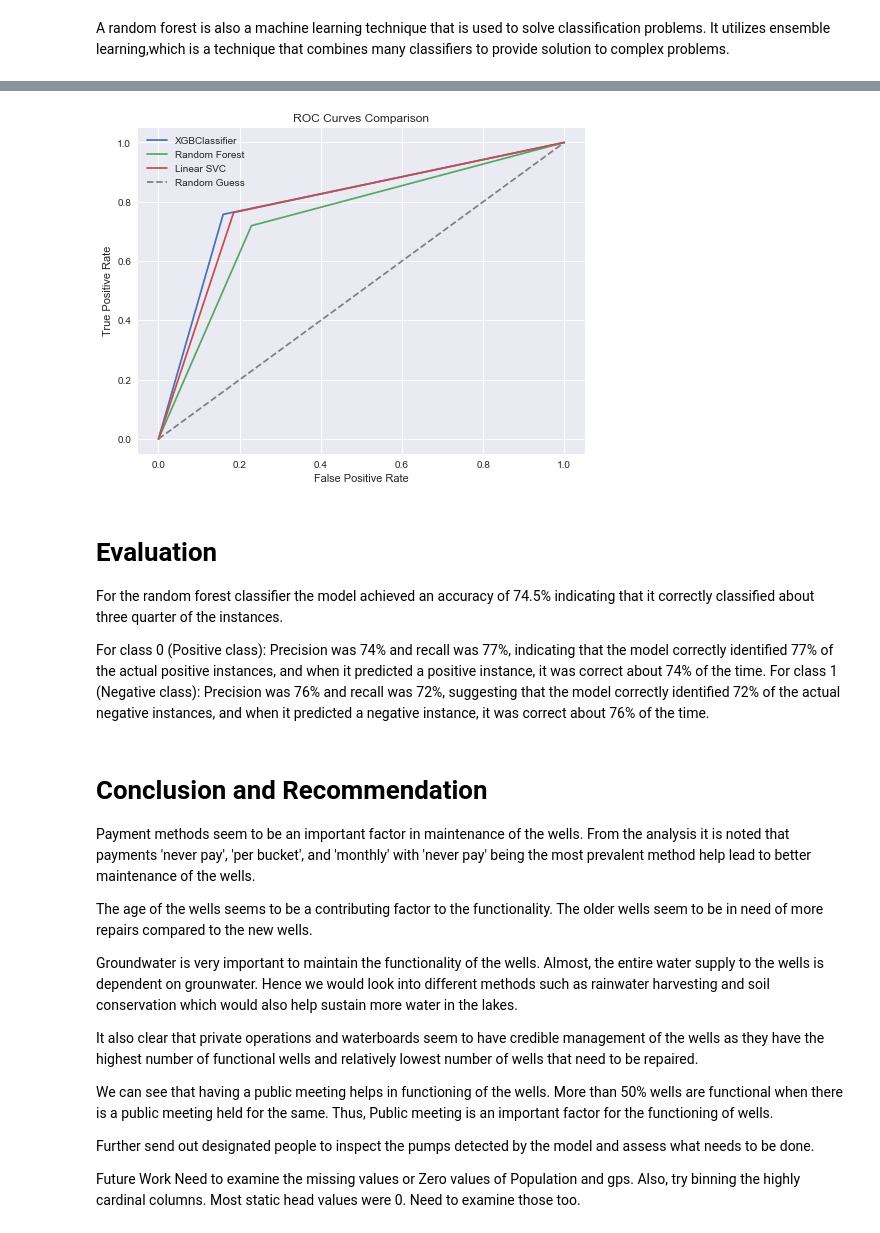
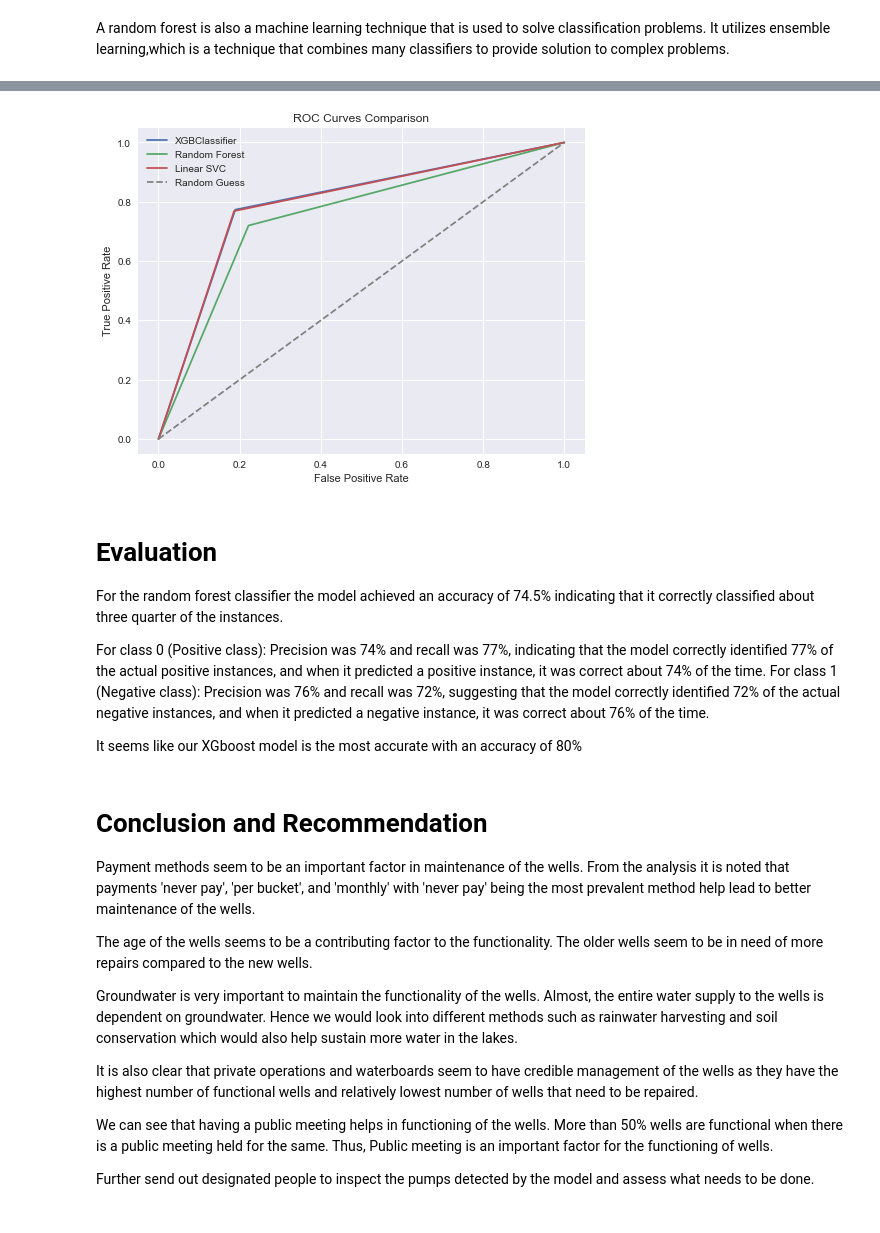
Before and after one commit to MyraKadenge/dsc-phase-3-project-v2-3, a Jupyter notebook: index.ipynb, the cells around one changed output, grey strips where cells are left out. Saved outputs shown, nothing was run; the diff lists cells and outputs as text; code cells hidden in the pictures.

```diff
--- a/index.ipynb
+++ b/index.ipynb
@@ -799,17 +765,17 @@ It is clear that the newer the well the more functional and the older the well t
 # %%
 data= data.drop_duplicates()
 # %%
-to_drop = ['wpt_name','id','date_recorded','recorded_by','region_code',
+#Now we can drop the columnsn not needed
+to_be_dropped = ['wpt_name','id','date_recorded','recorded_by','region_code',
            'lga','scheme_name','funder','subvillage','latitude',
            'longitude','extraction_type_class','extraction_type',
            'payment_type','quantity_group','source_type','waterpoint_type_group',
            'district_code','amount_tsh','num_private','construction_year',
            'status_group','population','functional','needs repair','management'
           ]
-#here i have dropped the columns that i do not need for my analysis
 # %%
 #try to drop the columns not needed and also the null values
-data = data.drop(to_drop, axis=1)
+data = data.drop(to_be_dropped, axis=1)
 data = data.dropna()
 data.info()
 # %% [output]
@@ -1311,0 +1253,11 @@ weighted avg       0.75      0.75      0.75      7599
+# %%
+lsvc_parameter = { 'model__C': [1, 10],
+    'model__max_iter': [10000], # maximum number of iterations to be run.
+    'model__dual':[False],  # dual=False when n_samples > n_features.
+    'model__penalty': ['l1','l2'],
+    }
+# %%
+from sklearn.svm import LinearSVC
+lsvc = { 'model': LinearSVC(random_state=42), 'params': lsvc_parameter }
+
+lsvc_test_preds, lsvc_train_preds,lsvc_pipeline = fit_predict(lsvc, X_train, X_test, y_train, y_test)
@@ -1312,41 +1327,44 @@ weighted avg       0.75      0.75      0.75      7599
 # %%
 import matplotlib.pyplot as plt
 from sklearn.metrics import roc_curve
 
 def plot_roc_curves(models, X_test, y_test):
     plt.figure(figsize=(8, 6))
     for model_name, y_pred_proba in models.items():
         # Calculating true positive rate (TPR) and false positive rate (FPR)
         fpr, tpr, _ = roc_curve(y_test, y_pred_proba)
 
         # Plotting ROC curve for each model
         plt.plot(fpr, tpr, label=model_name)
 
     # Plotting the random guess line
     plt.plot([0, 1], [0, 1], linestyle='--', color='grey', label='Random Guess')
 
     plt.xlabel('False Positive Rate')
     plt.ylabel('True Positive Rate')
     plt.title('ROC Curves Comparison')
     plt.legend()
     plt.grid(True)
     plt.show()
 
 # Define the models and their corresponding predicted probabilities
 models = {'XGBClassifier': xgb_test_preds,
           'Random Forest': rfc_test_preds,
-          'Linear SVC': lsvc_test_preds}
+          'Linear SVC': lsvc_test_preds
+          }
 
 # Plot ROC curves for the models
 plot_roc_curves(models, X_test, y_test)
 # %% [output]
-[figure, old version]
+[figure, new version]
 # %% [markdown]
 # Evaluation
 For the random forest classifier the model achieved an accuracy of 74.5% indicating that it correctly classified about three quarter of the instances.
 
 For class 0 (Positive class): Precision was 74% and recall was 77%, indicating that the model correctly identified 77% of the actual positive instances, and when it predicted a positive instance, it was correct about 74% of the time.
 For class 1 (Negative class): Precision was 76% and recall was 72%, suggesting that the model correctly identified 72% of the actual negative instances, and when it predicted a negative instance, it was correct about 76% of the time.
+
+It seems like our XGboost model is the most accurate with an accuracy of 80%
 # %% [markdown]
 # Conclusion and Recommendation
 
@@ -1355,12 +1373,10 @@ Payment methods seem to be an important factor in maintenance of the wells. From
 The age of the wells seems to be a contributing factor to the functionality. The older wells seem to be in need of more repairs compared to the new wells.
 
 
-Groundwater is very important to maintain the functionality of the wells. Almost, the entire water supply to the wells is dependent on grounwater. Hence we would look into different methods such as rainwater harvesting and soil conservation which would also help sustain more water in the lakes.
+Groundwater is very important to maintain the functionality of the wells. Almost, the entire water supply to the wells is dependent on groundwater. Hence we would look into different methods such as rainwater harvesting and soil conservation which would also help sustain more water in the lakes.
 
-It also clear that private operations and waterboards seem to have credible management of the wells as they have the highest number of functional wells and relatively lowest number of wells that need to be repaired.
+It is also clear that private operations and waterboards seem to have credible management of the wells as they have the highest number of functional wells and relatively lowest number of wells that need to be repaired.
 
 We can see that having a public meeting helps in functioning of the wells. More than 50% wells are functional when there is a public meeting held for the same. Thus, Public meeting is an important factor for the functioning of wells.
 
 Further send out designated people to inspect the pumps detected by the model and assess what needs to be done.
-
-Future Work Need to examine the missing values or Zero values of Population and gps. Also, try binning the highly cardinal columns. Most static head values were 0. Need to examine those too.
```
Also changed, not shown: parts of 29 cells of this notebook, 1 other file.
